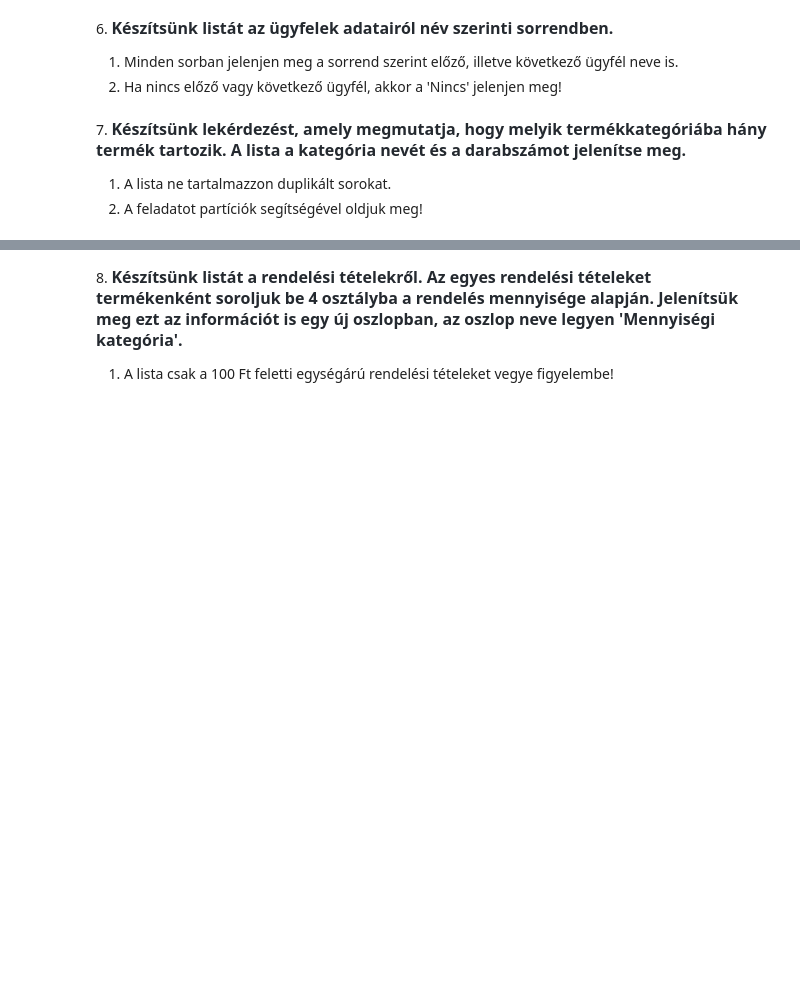
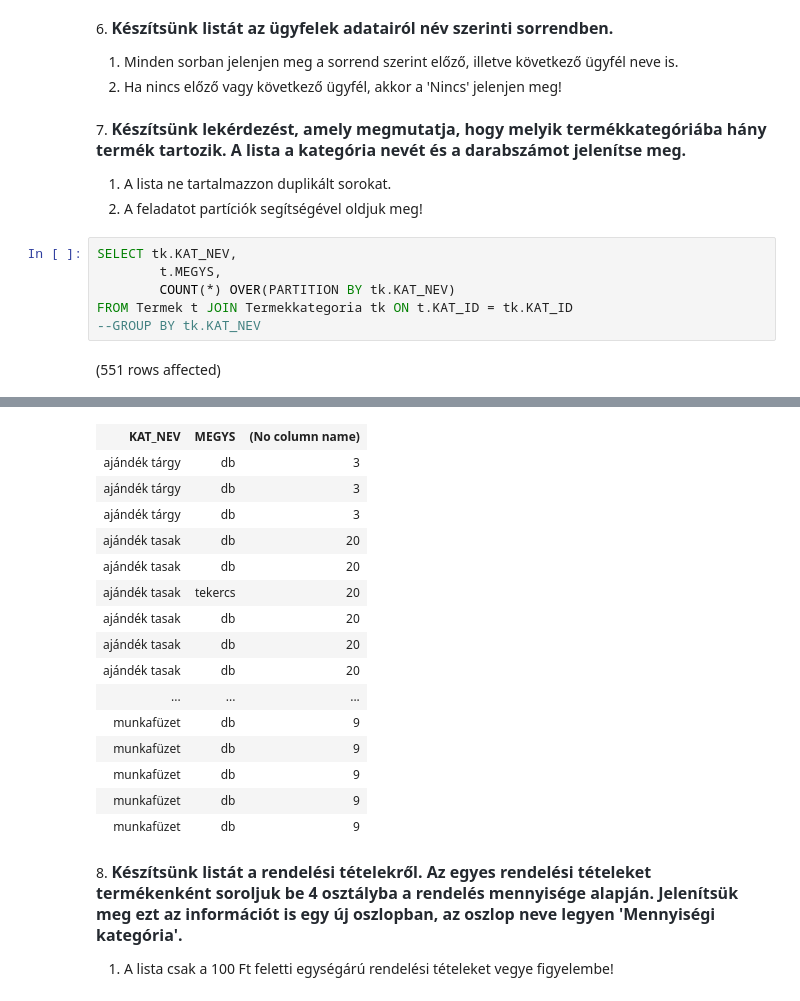
Before and after one commit to AbelKornel/adatbazisok, a Jupyter notebook: gyakorlat05_feladatok.ipynb, the cells around one changed output, grey strips where cells are left out. Drawn from its saved outputs; the diff is of its cells as text; blank space fills up the shorter version.

```diff
--- a/gyakorlat05_feladatok.ipynb
+++ b/gyakorlat05_feladatok.ipynb
@@ -58,3 +78,11 @@ HAVING
 
 1. A lista ne tartalmazzon duplikált sorokat.
 2. A feladatot partíciók segítségével oldjuk meg!
+# %%
+SELECT tk.KAT_NEV,
+        t.MEGYS,
+        COUNT(*) OVER(PARTITION BY tk.KAT_NEV)
+FROM Termek t JOIN Termekkategoria tk ON t.KAT_ID = tk.KAT_ID
+--GROUP BY tk.KAT_NEV
+# %% [output]
+(551 rows affected)
@@ -61,3 +90,19 @@ HAVING
+| KAT_NEV | MEGYS | (No column name) |
+| ajándék tárgy | db | 3 |
+| ajándék tárgy | db | 3 |
+| ajándék tárgy | db | 3 |
+| ajándék tasak | db | 20 |
+| ajándék tasak | db | 20 |
+| ajándék tasak | tekercs | 20 |
+| ajándék tasak | db | 20 |
+| ajándék tasak | db | 20 |
+| ajándék tasak | db | 20 |
+| ... | ... | ... |
+| munkafüzet | db | 9 |
+| munkafüzet | db | 9 |
+| munkafüzet | db | 9 |
+| munkafüzet | db | 9 |
+| munkafüzet | db | 9 |
 # %% [markdown]
 8. <span style="font-weight: 600; color: rgb(36, 41, 47); font-family: -apple-system, BlinkMacSystemFont, &quot;Segoe UI&quot;, Helvetica, Arial, sans-serif, &quot;Apple Color Emoji&quot;, &quot;Segoe UI Emoji&quot;; font-size: 16px;">Készítsünk listát a rendelési tételekről. Az egyes rendelési tételeket termékenként soroljuk be 4 osztályba a rendelés mennyisége alapján. Jelenítsük meg ezt az információt is egy új oszlopban, az oszlop neve legyen 'Mennyiségi kategória'.</span>
 
```
Also changed, not shown: parts of 2 cells of this notebook.
